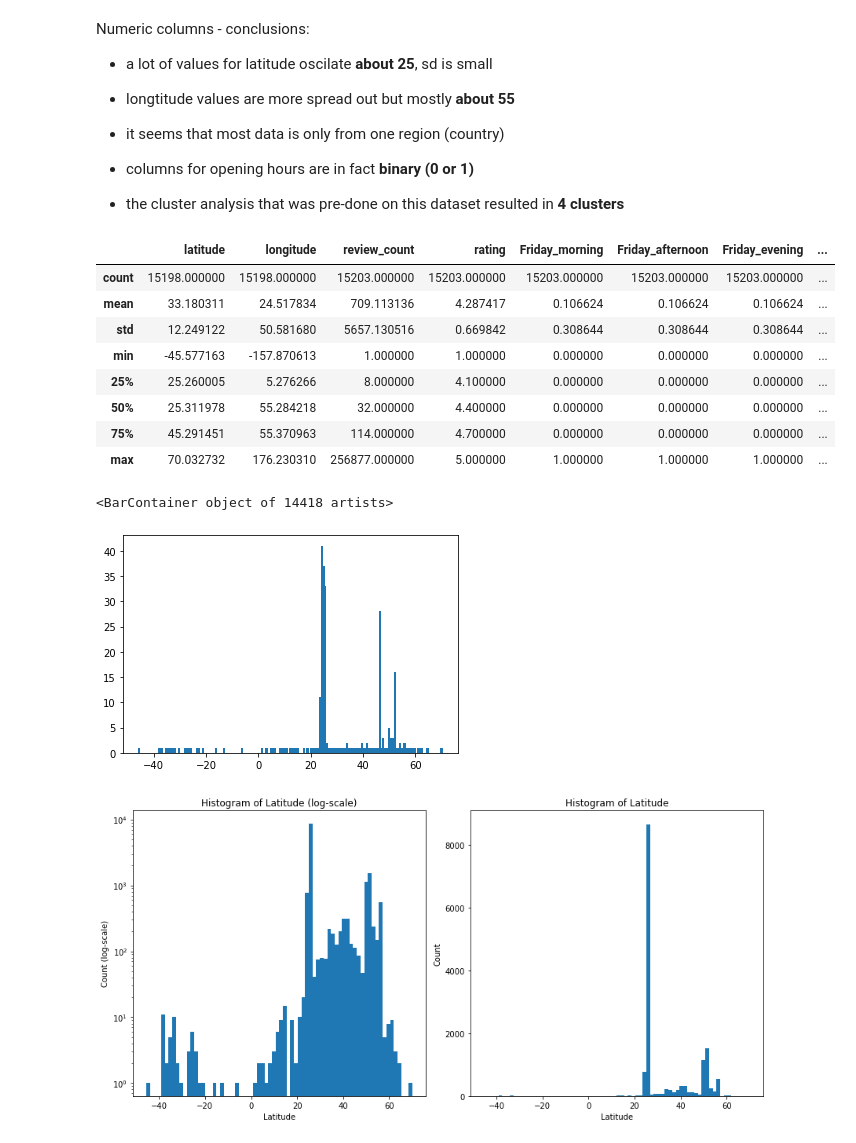
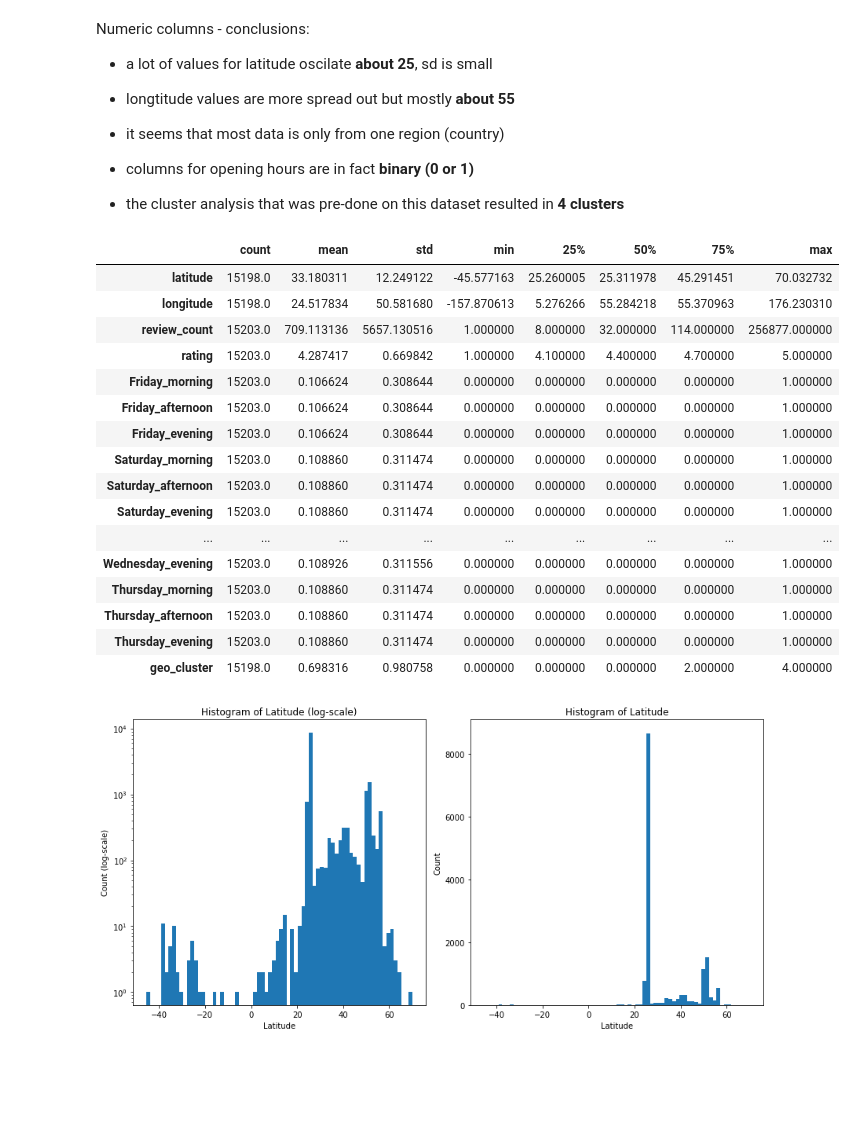
Before and after one commit to kowalskihubert/Google-Places-Clustering, a Jupyter notebook: google_places_EDA.ipynb, the cells around one changed output. Drawn from its saved outputs; the diff is of its cells as text; code cells hidden in the pictures; blank space fills up the shorter version.

```diff
--- a/google_places_EDA.ipynb
+++ b/google_places_EDA.ipynb
@@ -135,24 +142,25 @@ Numeric columns - conclusions:
 - the cluster analysis that was pre-done on this dataset resulted in <b>4 clusters</b>
 # %%
 # Statistics for numeric columns:
-data.describe()
+data.describe().T
 # %% [output]
-|  | latitude | longitude | review_count | rating | Friday_morning | Friday_afternoon | Friday_evening | ... |
-| count | 15198.000000 | 15198.000000 | 15203.000000 | 15203.000000 | 15203.000000 | 15203.000000 | 15203.000000 | ... |
-| mean | 33.180311 | 24.517834 | 709.113136 | 4.287417 | 0.106624 | 0.106624 | 0.106624 | ... |
-| std | 12.249122 | 50.581680 | 5657.130516 | 0.669842 | 0.308644 | 0.308644 | 0.308644 | ... |
-| min | -45.577163 | -157.870613 | 1.000000 | 1.000000 | 0.000000 | 0.000000 | 0.000000 | ... |
-| 25% | 25.260005 | 5.276266 | 8.000000 | 4.100000 | 0.000000 | 0.000000 | 0.000000 | ... |
-| 50% | 25.311978 | 55.284218 | 32.000000 | 4.400000 | 0.000000 | 0.000000 | 0.000000 | ... |
-| 75% | 45.291451 | 55.370963 | 114.000000 | 4.700000 | 0.000000 | 0.000000 | 0.000000 | ... |
-| max | 70.032732 | 176.230310 | 256877.000000 | 5.000000 | 1.000000 | 1.000000 | 1.000000 | ... |
+|  | count | mean | std | min | 25% | 50% | 75% | max |
+| latitude | 15198.0 | 33.180311 | 12.249122 | -45.577163 | 25.260005 | 25.311978 | 45.291451 | 70.032732 |
+| longitude | 15198.0 | 24.517834 | 50.581680 | -157.870613 | 5.276266 | 55.284218 | 55.370963 | 176.230310 |
+| review_count | 15203.0 | 709.113136 | 5657.130516 | 1.000000 | 8.000000 | 32.000000 | 114.000000 | 256877.000000 |
+| rating | 15203.0 | 4.287417 | 0.669842 | 1.000000 | 4.100000 | 4.400000 | 4.700000 | 5.000000 |
+| Friday_morning | 15203.0 | 0.106624 | 0.308644 | 0.000000 | 0.000000 | 0.000000 | 0.000000 | 1.000000 |
+| Friday_afternoon | 15203.0 | 0.106624 | 0.308644 | 0.000000 | 0.000000 | 0.000000 | 0.000000 | 1.000000 |
+| Friday_evening | 15203.0 | 0.106624 | 0.308644 | 0.000000 | 0.000000 | 0.000000 | 0.000000 | 1.000000 |
+| Saturday_morning | 15203.0 | 0.108860 | 0.311474 | 0.000000 | 0.000000 | 0.000000 | 0.000000 | 1.000000 |
+| Saturday_afternoon | 15203.0 | 0.108860 | 0.311474 | 0.000000 | 0.000000 | 0.000000 | 0.000000 | 1.000000 |
+| Saturday_evening | 15203.0 | 0.108860 | 0.311474 | 0.000000 | 0.000000 | 0.000000 | 0.000000 | 1.000000 |
+| ... | ... | ... | ... | ... | ... | ... | ... | ... |
+| Wednesday_evening | 15203.0 | 0.108926 | 0.311556 | 0.000000 | 0.000000 | 0.000000 | 0.000000 | 1.000000 |
+| Thursday_morning | 15203.0 | 0.108860 | 0.311474 | 0.000000 | 0.000000 | 0.000000 | 0.000000 | 1.000000 |
+| Thursday_afternoon | 15203.0 | 0.108860 | 0.311474 | 0.000000 | 0.000000 | 0.000000 | 0.000000 | 1.000000 |
+| Thursday_evening | 15203.0 | 0.108860 | 0.311474 | 0.000000 | 0.000000 | 0.000000 | 0.000000 | 1.000000 |
+| geo_cluster | 15198.0 | 0.698316 | 0.980758 | 0.000000 | 0.000000 | 0.000000 | 2.000000 | 4.000000 |
-# %%
-x = np.array(data["latitude"].value_counts().index)
-y = np.array(data["latitude"].value_counts())
-plt.bar(x,y)
-# %% [output]
-<BarContainer object of 14418 artists>
-[figure, removed]
 # %%
 # Utworzenie dwóch subplotów obok siebie
 fig, axes = plt.subplots(1, 2, figsize=(12, 6))
```
Also changed, not shown: parts of 22 cells of this notebook.
